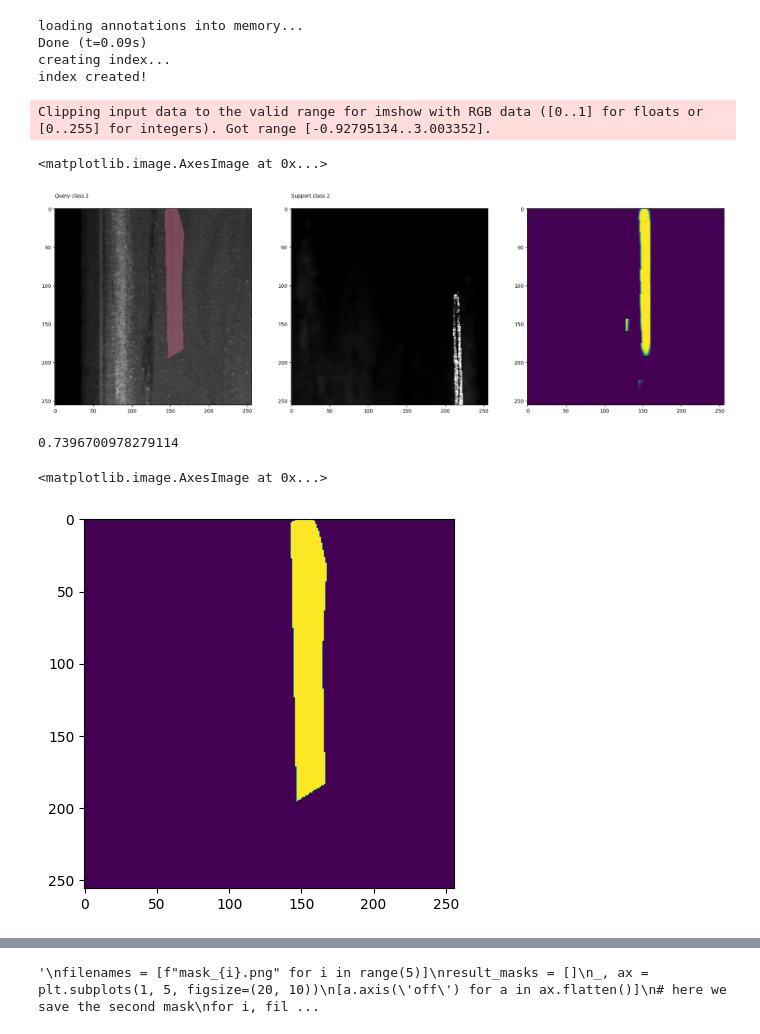
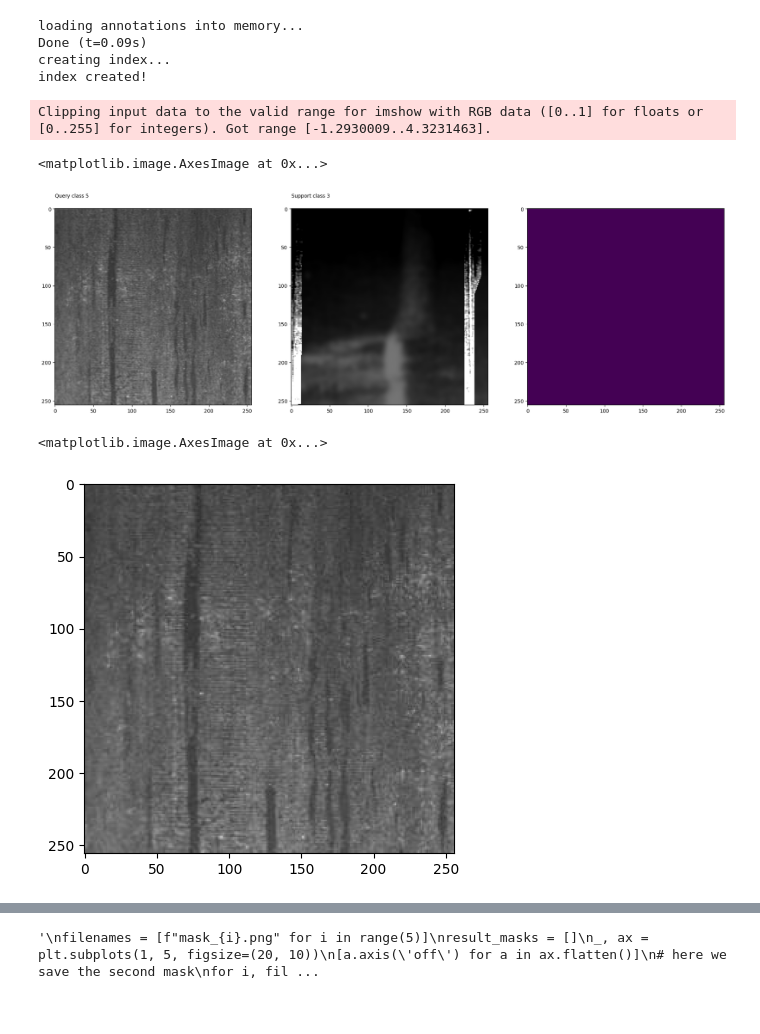
Before and after one commit to EnolAyo/clipseg, a Jupyter notebook: enol/segmentation_v2.ipynb, the cells around one changed output, grey strips where cells are left out. Cells and saved outputs as stored; diff of their text form; code cells hidden in the pictures.

```diff
--- a/enol/segmentation_v2.ipynb
+++ b/enol/segmentation_v2.ipynb
@@ -32,7 +32,7 @@ transform = transforms.Compose([
 data_path = '/home/eas/Enol/pycharm_projects/clipseg/third_party/Severstal/train_subimages'
 coco_dataset = DatasetCOCO(data_path, transform, 'val', True)
 metadata = coco_dataset.img_metadata
-query_class = 2
+query_class = 5
 query_id = random.choice(coco_dataset.ids_by_class[query_class])
 query = metadata.loadAnns(ids=query_id)[0]
 query_image = Image.open(os.path.join(data_path, query['image_id']))
@@ -40,7 +40,7 @@ query_label = COCO_CLASSES[query_class]
 query_mask = mask_util.decode(query['segmentation'])
 
 
-support_class = 2
+support_class = 3
 support_id = random.choice(coco_dataset.ids_by_class[support_class])
 support = metadata.loadAnns(ids=support_id)[0]
 support_image = Image.open(os.path.join(data_path, support['image_id']))
@@ -75,8 +75,8 @@ metadata.showAnns(anns, draw_bbox=False)
 ax[0].text(0, -15, f'Query class {query_class}')
 ax[1].imshow(s_blend[0].transpose(1,2,0))
 ax[1].text(0, -15, f'Support class {support_class}')
-ax[2].imshow(torch.sigmoid(preds))
+ax[2].imshow((torch.sigmoid(preds)>=0.5).float())
 # %% [output]
-Clipping input data to the valid range for imshow with RGB data ([0..1] for floats or [0..255] for integers). Got range [-0.92795134..3.003352].
+Clipping input data to the valid range for imshow with RGB data ([0..1] for floats or [0..255] for integers). Got range [-1.2930009..4.3231463].
 <matplotlib.image.AxesImage at 0x...>
-[figure, old version]
+[figure, new version]
@@ -115,10 +83,6 @@ def dice_coefficient(pred, target, threshold=0.5, eps=1e-6):
-# %%
-dice_coefficient(preds, query_mask)
-# %% [output]
-0.7396700978279114
 # %%
-plt.imshow(query_mask)
+plt.imshow(query_image)
 # %% [output]
 <matplotlib.image.AxesImage at 0x...>
-[figure, old version]
+[figure, new version]
 # %%
```
Also changed, not shown: parts of 5 cells of this notebook, 1 other file.
